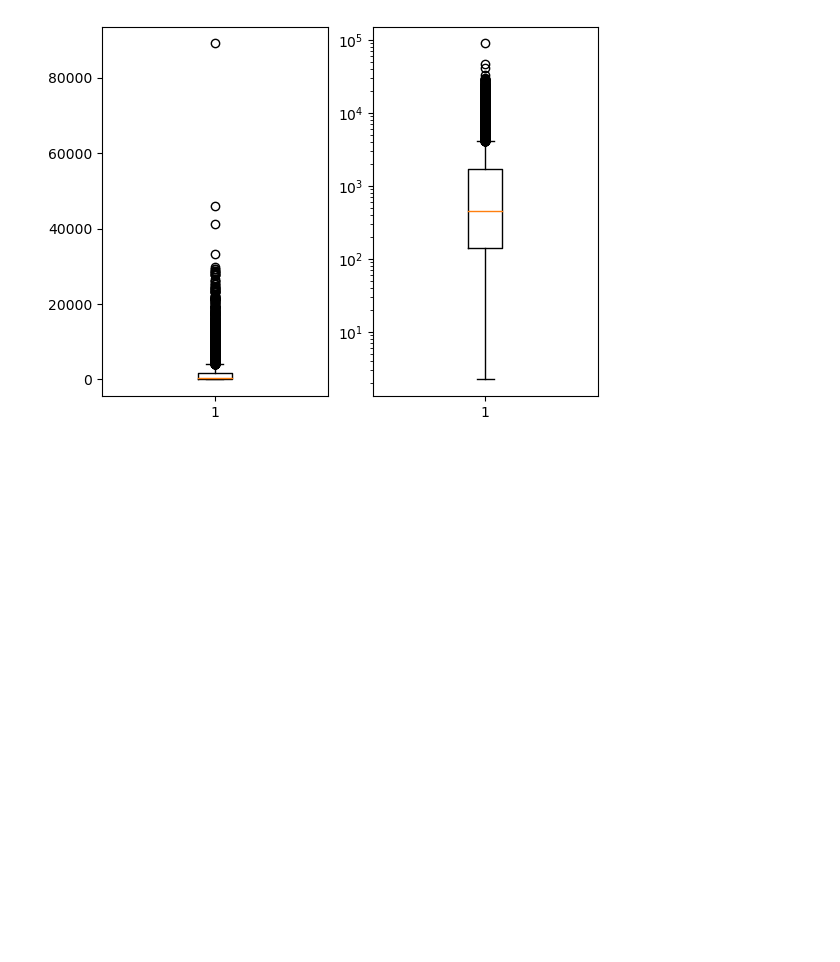
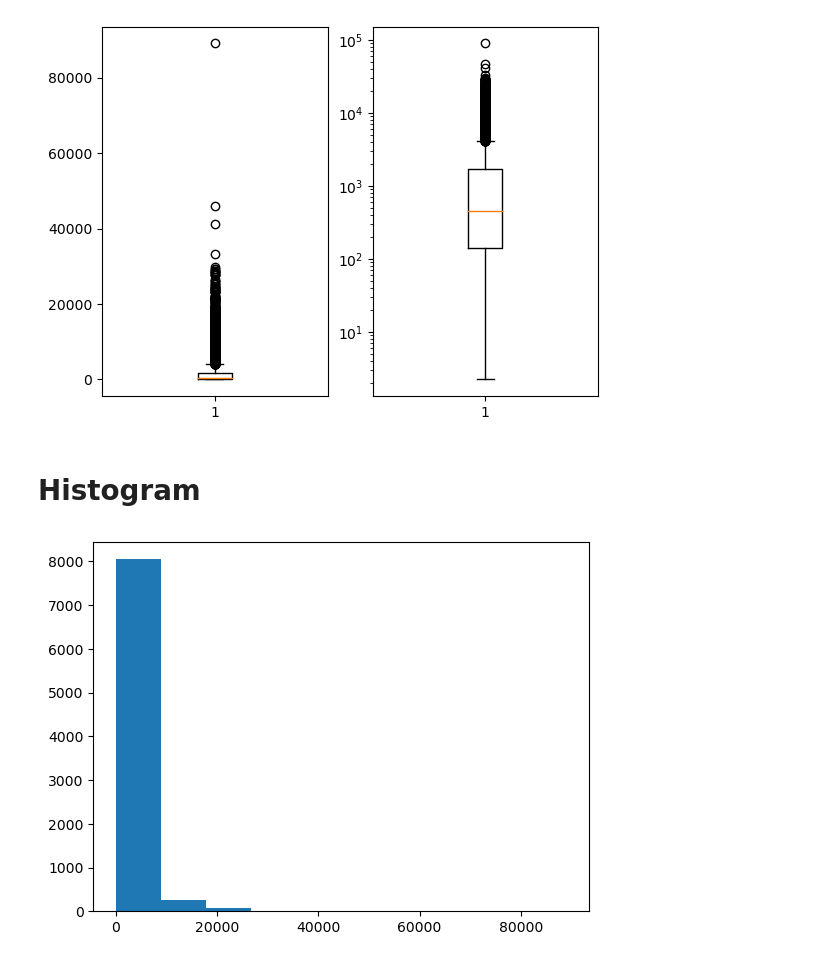
Before and after one commit to HayBeeCoder/ai, a Jupyter notebook: dl-with-real-life-projects-coursera/Untitled.ipynb, the cells around one changed output. Saved outputs shown, nothing was run; the diff lists cells and outputs as text; code cells hidden in the pictures; blank space fills up the shorter version.

Commit message:
implement the histogram

```diff
--- a/dl-with-real-life-projects-coursera/Untitled.ipynb
+++ b/dl-with-real-life-projects-coursera/Untitled.ipynb
@@ -146,3 +146,10 @@ plt.boxplot(df["Sales"])
 plt.yscale("log")
 # %% [output]
 [figure]
+# %% [markdown]
+# Histogram
+# %%
+plt.hist(df["Sales"])
+plt.show()
+# %% [output]
+[figure, added]
```
Also changed, not shown: parts of 1 cell of this notebook.
